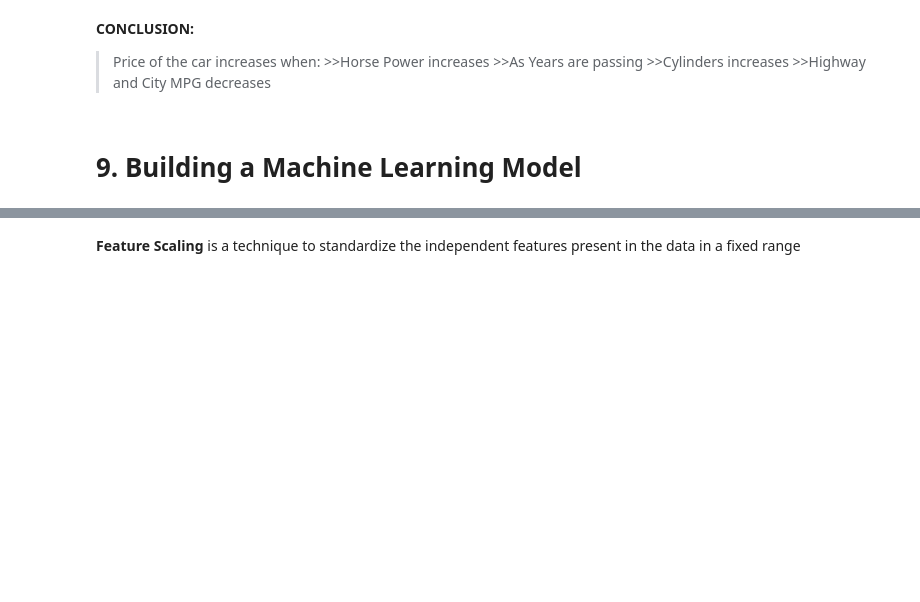
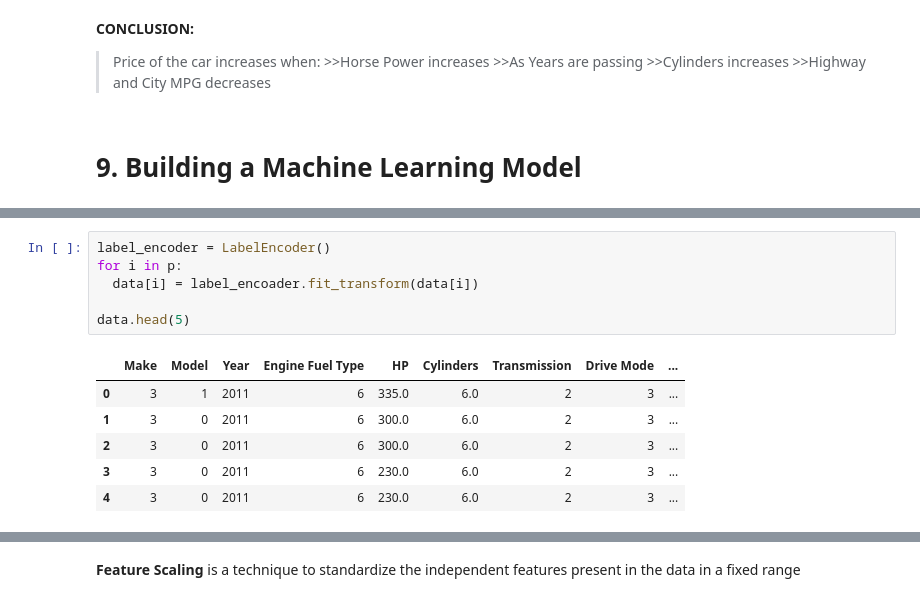
Before and after one commit to pranav-2410/Exploratory-data-analysis-of-car-features, a Jupyter notebook: Project_ML.ipynb, the cells around one changed output, grey strips where cells are left out. Drawn from its saved outputs; the diff is of its cells as text; blank space fills up the shorter version.

```diff
--- a/Project_ML.ipynb
+++ b/Project_ML.ipynb
@@ -530,0 +548,13 @@ from sklearn import metrics                                 #It is used for anal
+# %%
+label_encoder = LabelEncoder()
+for i in p:
+  data[i] = label_encoader.fit_transform(data[i])
+
+data.head(5)
+# %% [output]
+|  | Make | Model | Year | Engine Fuel Type | HP | Cylinders | Transmission | Drive Mode | ... |
+| 0 | 3 | 1 | 2011 | 6 | 335.0 | 6.0 | 2 | 3 | ... |
+| 1 | 3 | 0 | 2011 | 6 | 300.0 | 6.0 | 2 | 3 | ... |
+| 2 | 3 | 0 | 2011 | 6 | 300.0 | 6.0 | 2 | 3 | ... |
+| 3 | 3 | 0 | 2011 | 6 | 230.0 | 6.0 | 2 | 3 | ... |
+| 4 | 3 | 0 | 2011 | 6 | 230.0 | 6.0 | 2 | 3 | ... |
```
Also changed, not shown: parts of 12 cells of this notebook.
